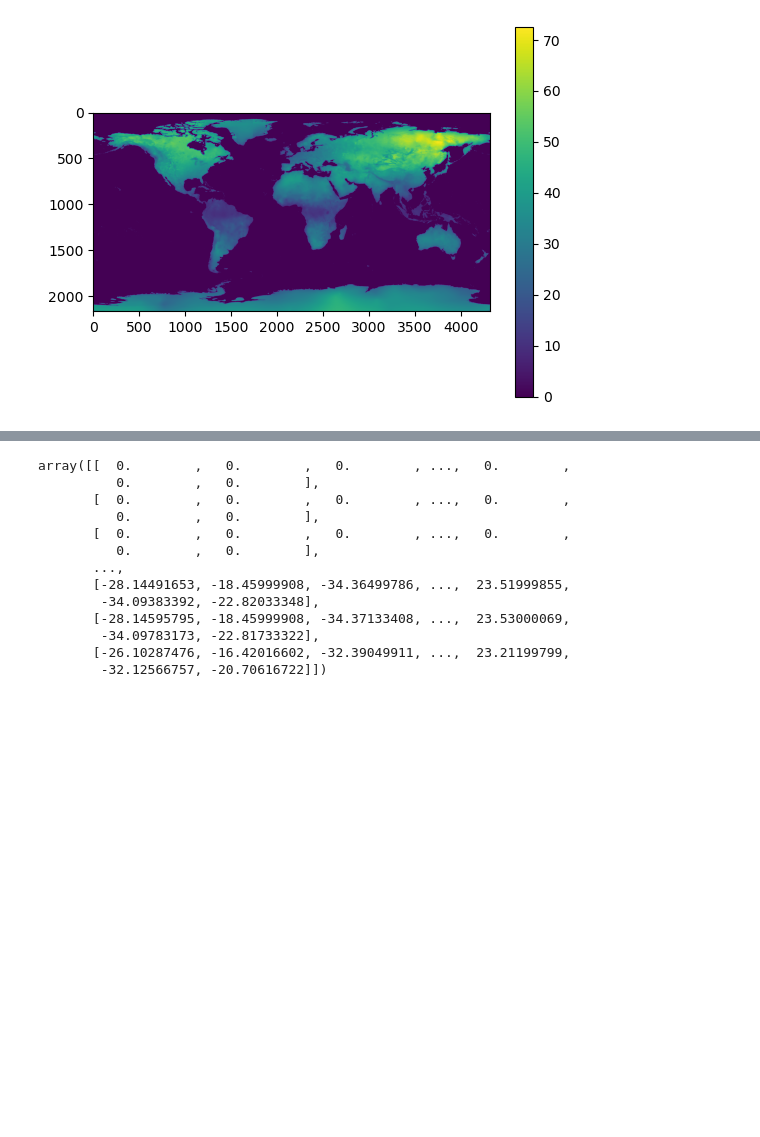
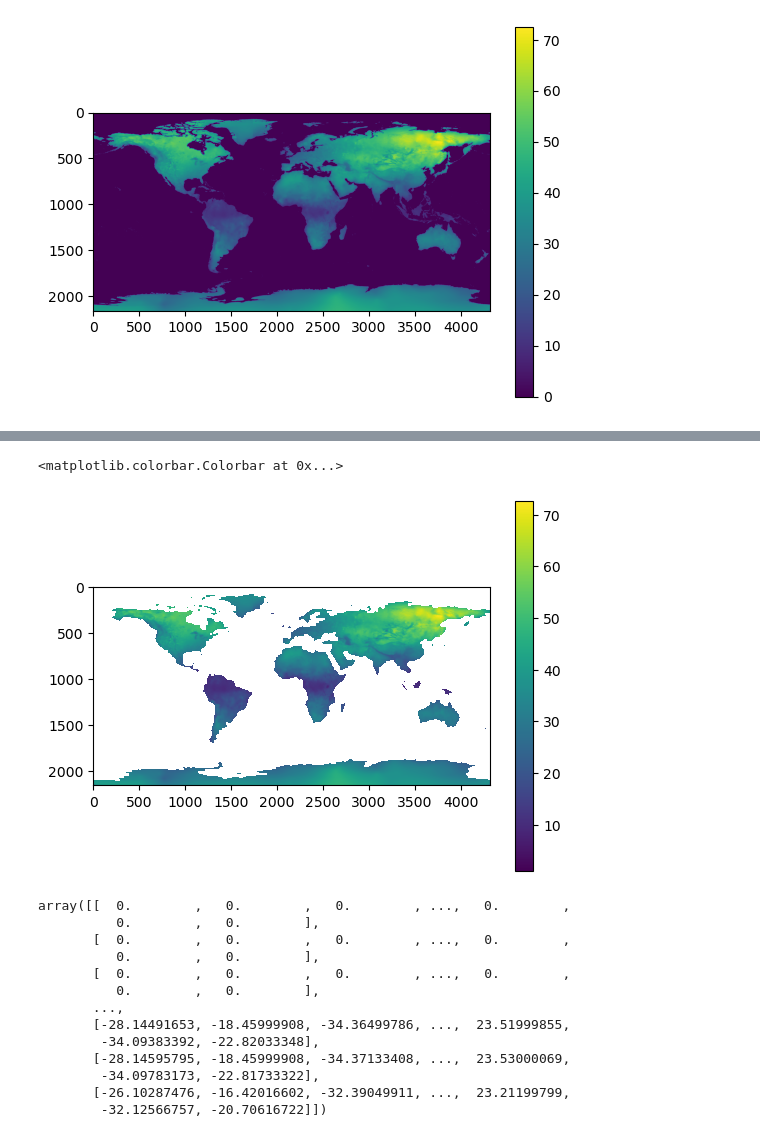
Before and after one commit to deekenyah1/final_year_worldclim, a Jupyter notebook: RASTERIO PROJECT.ipynb, the cells around one changed output, grey strips where cells are left out. Cells and saved outputs as stored; diff of their text form; code cells hidden in the pictures; blank space fills up the shorter version.

Commit message:
Without nodata

```diff
--- a/RASTERIO PROJECT.ipynb
+++ b/RASTERIO PROJECT.ipynb
@@ -706,3 +711,6 @@ plt.colorbar()
 # %% [output]
 <matplotlib.colorbar.Colorbar at 0x...>
 [figure]
+# %%
+nan_array = np.full((2160, 4320),np.NaN)
+nan_array
@@ -709,3 +725,11 @@ plt.colorbar()
+# %%
+nan_array[non_nodata_indices] = data[non_nodata_indices]
+# %%
+plt.imshow(nan_array)
+plt.colorbar()
+# %% [output]
+<matplotlib.colorbar.Colorbar at 0x...>
+[figure, added]
 # %%
 myfiles = glob.glob(r"C:\Users\Dianne Kenyah\OneDrive - University of Ghana\Documents\GitHub\final_year_worldclim\worldclim\wc2.1_5m_bio\*.tif")
 res = []
```
Also changed, not shown: parts of 88 cells of this notebook, 1 other file.
